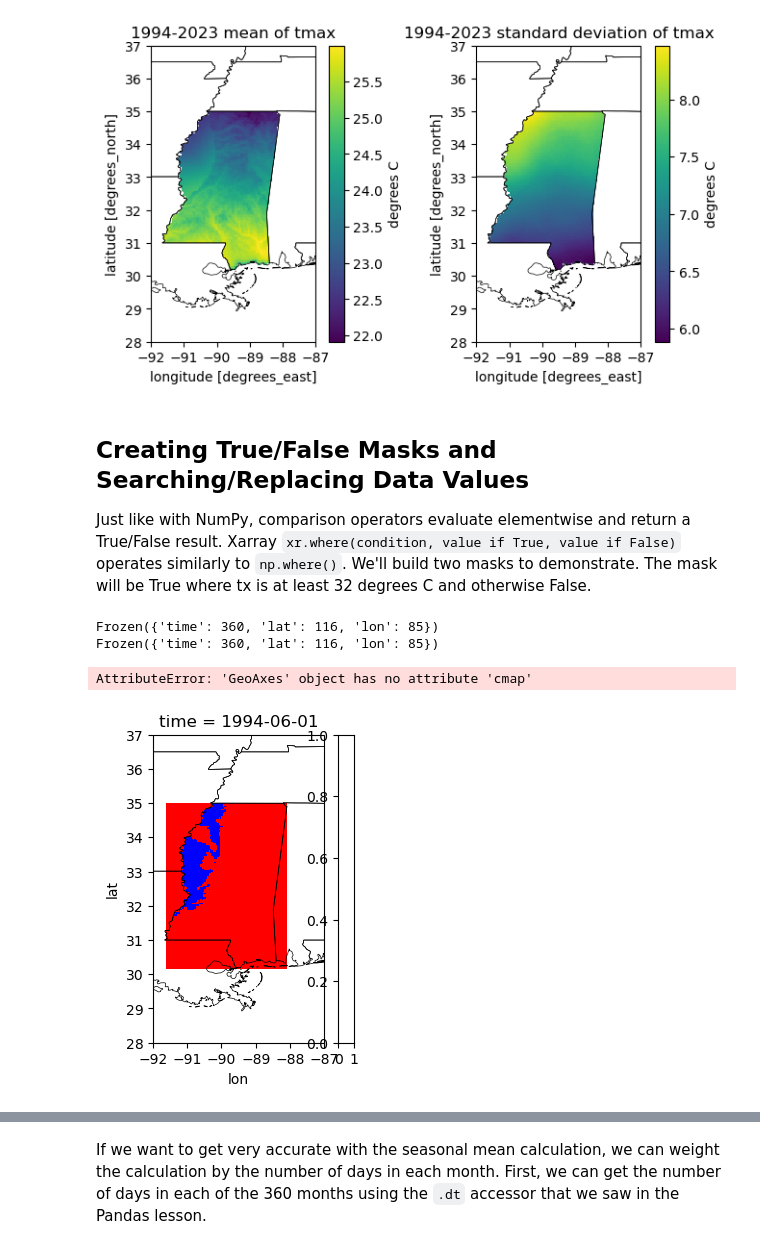
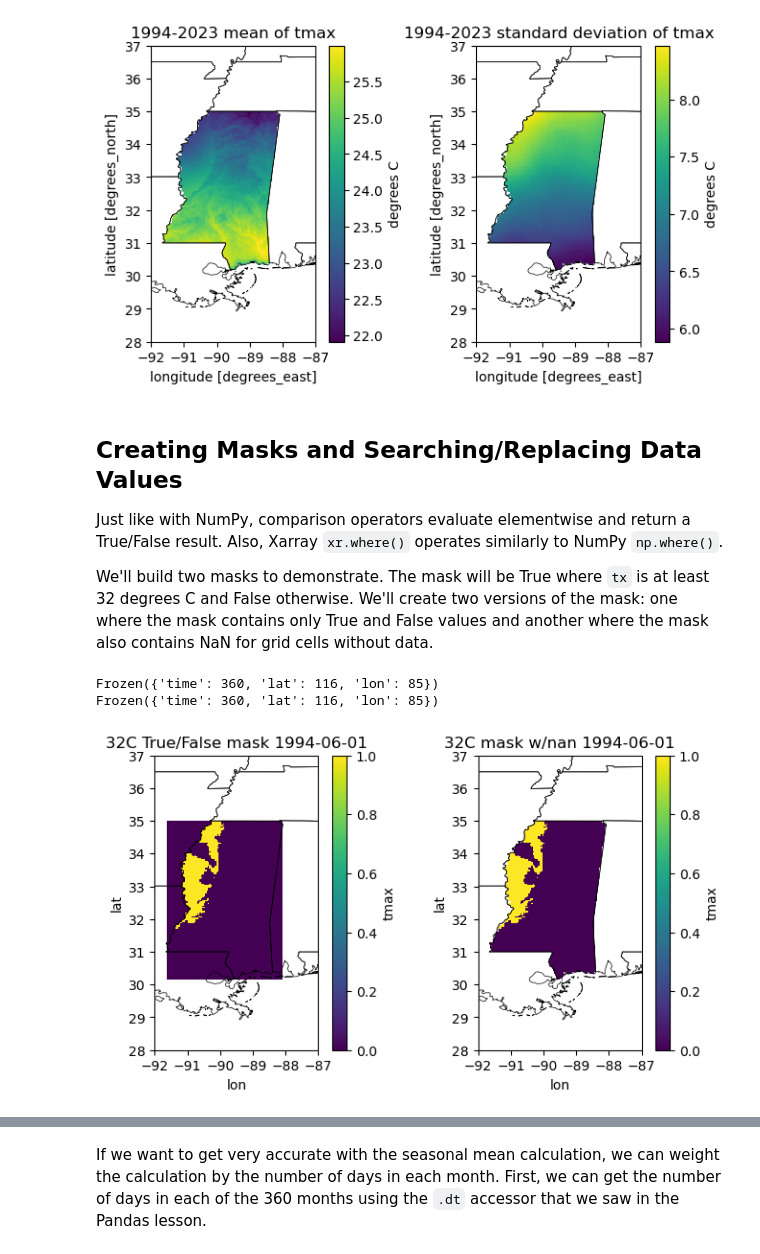
Before and after one commit to kerriegeil/DEV_canvas_beginner_py, a Jupyter notebook: IntroToXarray.ipynb, the cells around one changed output, grey strips where cells are left out. Saved outputs shown, nothing was run; the diff lists cells and outputs as text; code cells hidden in the pictures.

Commit message:
progress thru numpy/pandas to xarray conversion

````diff
--- a/IntroToXarray.ipynb
+++ b/IntroToXarray.ipynb
@@ -559,9 +607,11 @@ plt.show()
 # %% [output]
 [figure]
 # %% [markdown]
-## Creating True/False Masks and Searching/Replacing Data Values
+## Creating Masks and Searching/Replacing Data Values
 
-Just like with NumPy, comparison operators evaluate elementwise and return a True/False result. Xarray ```xr.where(condition, value if True, value if False)``` operates similarly to ```np.where()```. We'll build two masks to demonstrate. The mask will be True where tx is at least 32 degrees C and otherwise False.
+Just like with NumPy, comparison operators evaluate elementwise and return a True/False result. Also, Xarray ```xr.where()``` operates similarly to NumPy ```np.where()```.
+
+We'll build two masks to demonstrate. The mask will be True where ```tx``` is at least 32 degrees C and False otherwise. We'll create two versions of the mask: one where the mask contains only True and False values and another where the mask also contains NaN for grid cells without data.
 # %%
 # True/False mask, tx nans (beyond MS boundary) not propagated
 warm_mask = tx >= 32
@@ -578,31 +626,21 @@ import matplotlib
 # %%
 # plot both masks for a single time
 itime = 5
-var_info = {f"32C mask no nan {tx.time[itime].dt.strftime('%Y-%m-%d').data}":warm_mask,
+var_info = {f"32C True/False mask {tx.time[itime].dt.strftime('%Y-%m-%d').data}":warm_mask,
             f"32C mask w/nan {tx.time[itime].dt.strftime('%Y-%m-%d').data}":warm_mask_nan}
 
 fig = plt.figure(figsize=(8,4))
 nrows,ncols = 1,2
-colors = ["red", "blue"]
-bounds = [0, 0.5, 1]
-cmap = matplotlib.colors.ListedColormap(colors)
-norm = matplotlib.colors.BoundaryNorm(bounds, cmap.N)
 
 for i,(key,value) in enumerate(var_info.items()):
-    # print(i,key)
-    ax = fig.add_subplot(nrows,ncols,i+1, projection=ccrs.PlateCarree()) # first subplot using Pseudo Plate Carree for display
-    ax.set_extent([-92, -87, 28, 37], crs=ccrs.PlateCarree()) # map lat lon extents
-    ax.add_feature(cfeature.STATES, linewidth=0.5, edgecolor='black') # Add state boundaries
-    ax.set_xticks(ax.get_xticks()) # show x-axis label, ticks, tick labels
-    ax.set_yticks(ax.get_yticks()) # show y-axis label, ticks, tick labels
+    ax = fig.add_subplot(nrows,ncols,i+1, projection=ccrs.PlateCarree())
+    ax.set_extent([-92, -87, 28, 37], crs=ccrs.PlateCarree())
+    ax.add_feature(cfeature.STATES, linewidth=0.5, edgecolor='black')
+    ax.set_xticks(ax.get_xticks())
+    ax.set_yticks(ax.get_yticks())
 
-    value.isel(time=itime).plot(ax=ax,cmap=cmap,norm=norm,add_colorbar=False)#cbar_kwargs={'ticks': [0.25, 0.75]})
-    cbar=fig.colorbar(ax,ticks=[0.25, 0.75])#.set_label(label='Label',size=20,weight='bold')
-    cbar.ax.set_ticklabels(['False','True'])
-
-    # cb.ax.tick_params(labelsize='large')
+    value.isel(time=itime).plot(ax=ax)
     ax.set_title(key)
 plt.show()
 # %% [output]
-AttributeError: 'GeoAxes' object has no attribute 'cmap'
-[figure, old version]
+[figure, new version]
````
Also changed, not shown: parts of 52 cells of this notebook.
